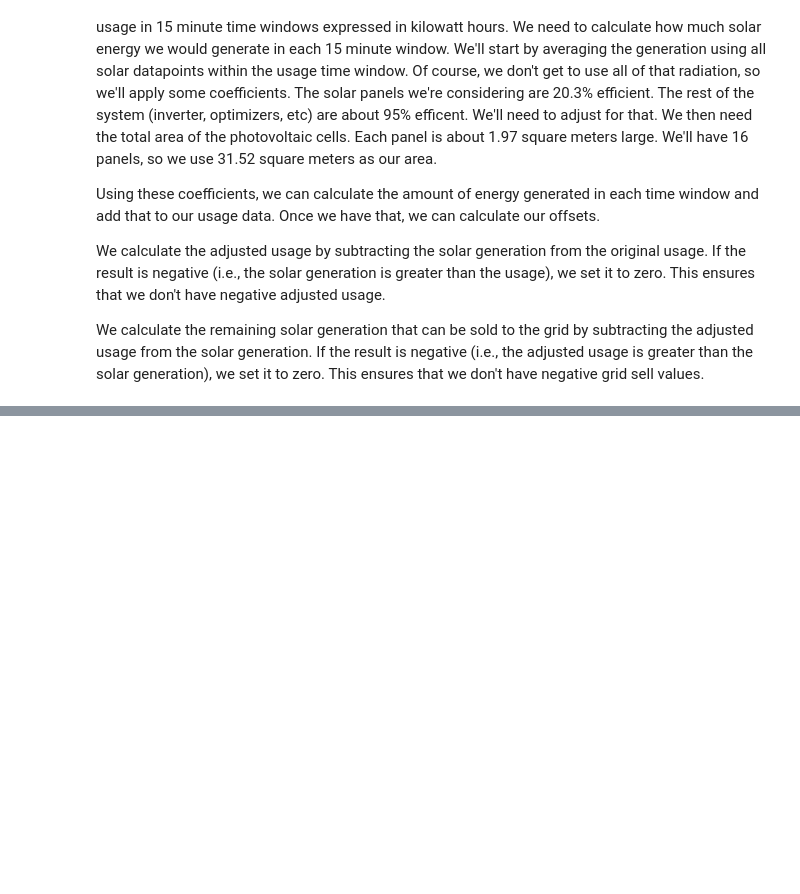
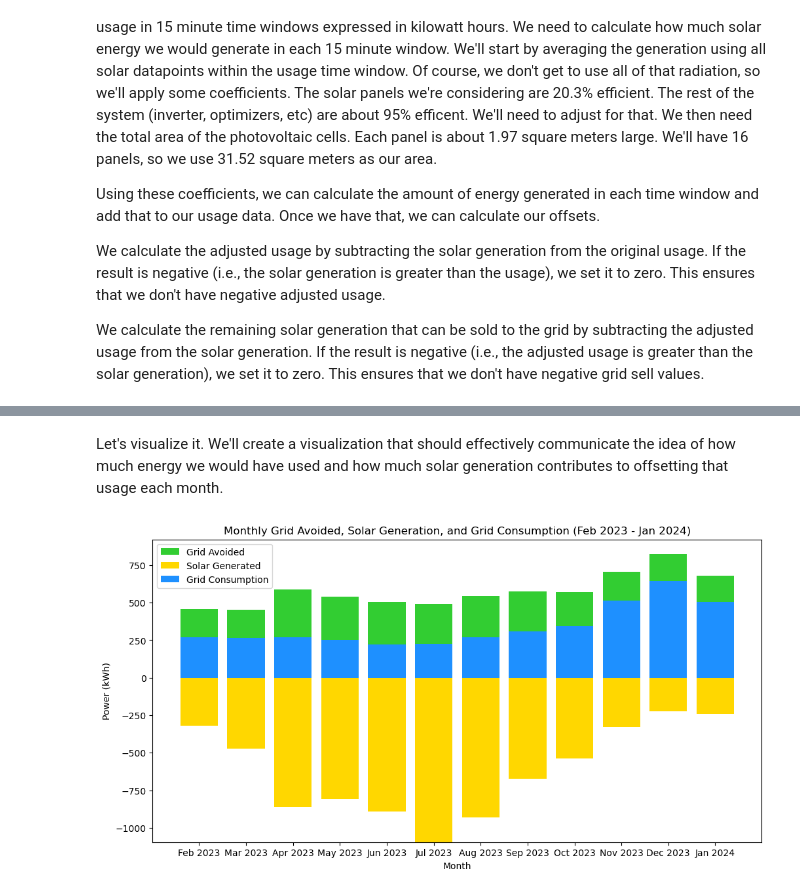
Before and after one commit to tedski/solar-roi, a Jupyter notebook: notebooks/01-solar-generation-usage-offset-notebook.ipynb, the cells around one changed output, grey strips where cells are left out. Cells and saved outputs as stored; diff of their text form; code cells hidden in the pictures; blank space fills up the shorter version.

Commit message:
Add data conclusions

```diff
--- a/notebooks/01-solar-generation-usage-offset-notebook.ipynb
+++ b/notebooks/01-solar-generation-usage-offset-notebook.ipynb
@@ -44,13 +48,13 @@ solar_panel_surface_area = 31.52  # in square meters
 
 def calculate_solar_generated(row):
     relevant_solar_data = solar_data[
-        (solar_data['Date'].dt.date == row['DATE'].date()) &
-        (solar_data['Date'].dt.time >= row['START TIME']) &
-        (solar_data['Date'].dt.time <= row['END TIME'])
+        (solar_data['Date'].dt.date == row['date'].date()) &
+        (solar_data['Date'].dt.time >= row['start_time']) &
+        (solar_data['Date'].dt.time <= row['end_time'])
     ]
 
     average_solar_radiation = relevant_solar_data['Solar Radiation (W/m^2)'].mean()
-    usage_duration_hours = (pd.to_datetime(row['END TIME'].strftime('%H:%M:%S')) - pd.to_datetime(row['START TIME'].strftime('%H:%M:%S'))).seconds / 3600
+    usage_duration_hours = (pd.to_datetime(row['end_time'].strftime('%H:%M:%S')) - pd.to_datetime(row['start_time'].strftime('%H:%M:%S'))).seconds / 3600
 
     # Adjusted solar_generated with efficiency considerations and surface area
     solar_generated = average_solar_radiation * solar_panel_efficiency * system_efficiency * solar_panel_surface_area * usage_duration_hours
@@ -62,7 +66,7 @@ tqdm.pandas()
 usage_data['solar_generated'] = usage_data.progress_apply(calculate_solar_generated, axis=1)
 
 # Calculate usage_adjusted and grid_sell columns
-usage_data['usage_adjusted'] = usage_data.apply(lambda row: max(row['USAGE'] - row['solar_generated'], 0), axis=1)
+usage_data['usage_adjusted'] = usage_data.apply(lambda row: max(row['usage'] - row['solar_generated'], 0), axis=1)
 usage_data['grid_sell'] = usage_data.apply(lambda row: max(row['solar_generated'] - row['usage_adjusted'], 0), axis=1)
 
 # Save our progress
@@ -69,0 +113,30 @@ usage_data.to_csv('../data/processed/Solar ROI - usage_data_with_generation.csv'
+# %% [markdown]
+Let's visualize it.  We'll create a visualization that should effectively communicate the idea of how much energy we would have used and how much solar generation contributes to offsetting that usage each month.
+# %%
+filtered_data = usage_data[
+    (pd.to_datetime(usage_data['date']) >= '2023-02-01') &
+    (pd.to_datetime(usage_data['date']) < '2024-02-01')
+].copy()
+
+# Create 'month_year' column in filtered_data
+filtered_data['month_year'] = pd.to_datetime(filtered_data['date']).dt.to_period('M')
+
+# Group filtered data by month and sum the usage, solar_generated, and usage_adjusted values
+monthly_data = filtered_data.groupby('month_year').agg({'usage': 'sum', 'solar_generated': 'sum', 'usage_adjusted': 'sum'}).reset_index()
+
+# Calculate the offset (negative solar_generated)
+monthly_data['offset'] = -1 * monthly_data['solar_generated']
+
+# Plot a stacked bar chart
+plt.figure(figsize=(12, 6))
+plt.bar(monthly_data['month_year'].dt.strftime('%b %Y'), monthly_data['usage'], label='Grid Avoided', color='limegreen')
+plt.bar(monthly_data['month_year'].dt.strftime('%b %Y'), monthly_data['solar_generated'], label='Solar Generated', color='gold', bottom=monthly_data['offset'])
+plt.bar(monthly_data['month_year'].dt.strftime('%b %Y'), monthly_data['usage_adjusted'], label='Grid Consumption', color='dodgerblue')
+
+plt.title('Monthly Grid Avoided, Solar Generation, and Grid Consumption (Feb 2023 - Jan 2024)')
+plt.xlabel('Month')
+plt.ylabel('Power (kWh)')
+plt.legend()
+plt.show()
+# %% [output]
+[figure, added]
```
Also changed, not shown: parts of 6 cells of this notebook, 1 other file.
